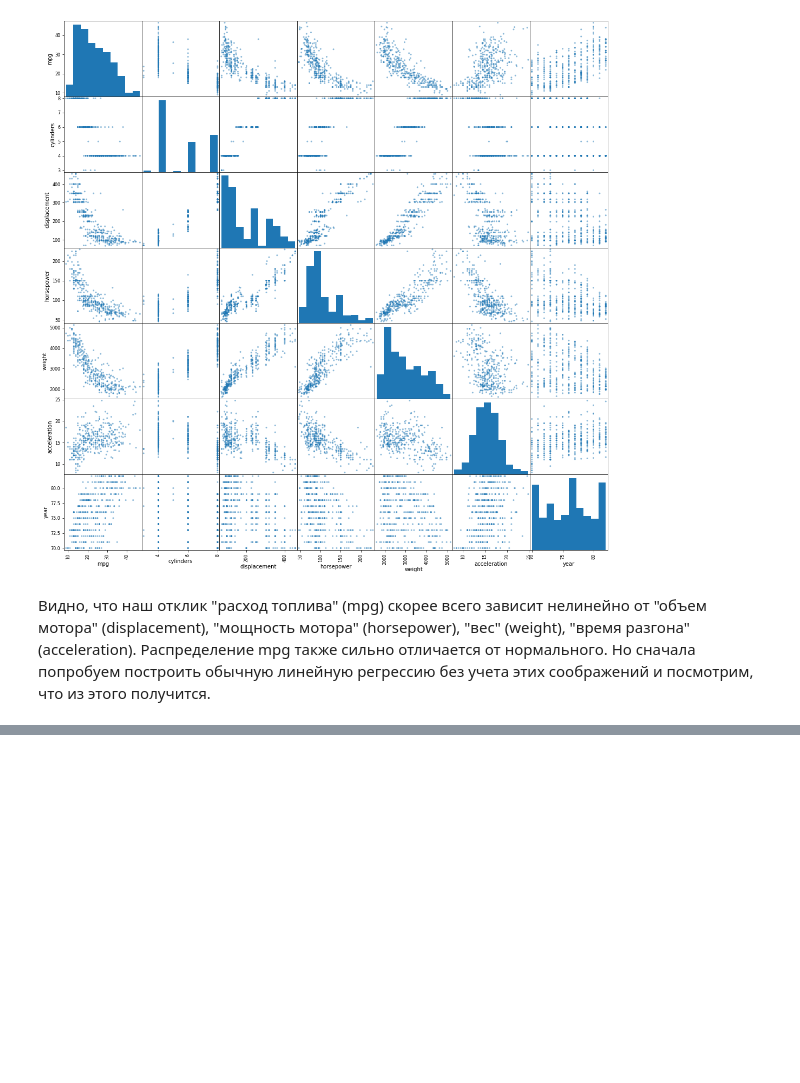
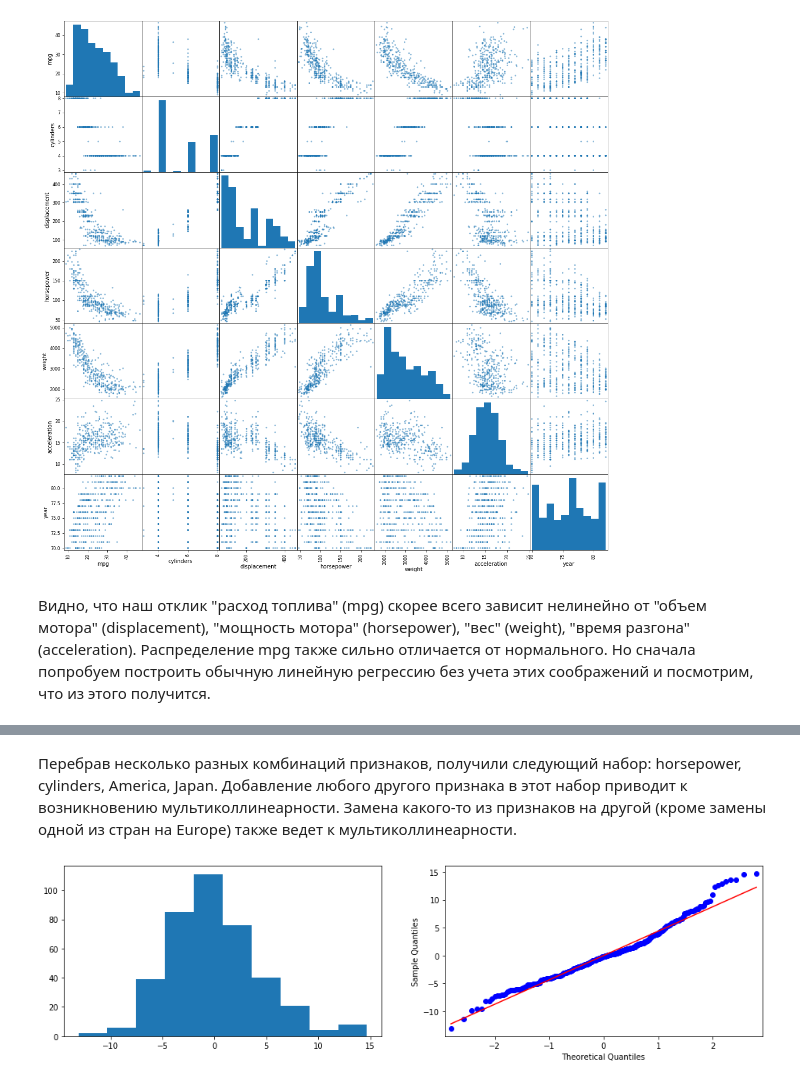
Before and after one commit to Oleg-DS/learning_data_science, a Jupyter notebook: Statistics/HW_4.ipynb, the cells around one changed output, grey strips where cells are left out. Drawn from its saved outputs; the diff is of its cells as text; code cells hidden in the pictures; blank space fills up the shorter version.

```diff
--- a/Statistics/HW_4.ipynb
+++ b/Statistics/HW_4.ipynb
@@ -189,0 +185,4 @@ strong multicollinearity or other numerical problems.
+# %%
+reg2 = smf.ols('mpg ~ horsepower + cylinders + America + Japan', data=auto_fin)
+reg2_fitted = reg2.fit()
+print(reg2_fitted.summary())
@@ -189,0 +207,12 @@ strong multicollinearity or other numerical problems.
+# %% [markdown]
+Перебрав несколько разных комбинаций признаков, получили следующий набор: horsepower, cylinders, America, Japan. Добавление любого другого признака в этот набор приводит к возникновению мультиколлинеарности. Замена какого-то из признаков на другой (кроме замены одной из стран на Europe) также ведет к мультиколлинеарности.
+# %%
+# как видно из summary гипотеза о том, что остатки модели имеют нормальное распределние отвергаются;
+# все же оценим ситуацию визуально
+
+fig, ax = plt.subplots(ncols=2, figsize=(16, 4))
+reg2_fitted.resid.hist(ax=ax[0], grid=False)
+qqplot(reg2_fitted.resid, line='r', ax=ax[1])
+plt.show()
+# %% [output]
+[figure, added]
```
Also changed, not shown: parts of 34 cells of this notebook.
